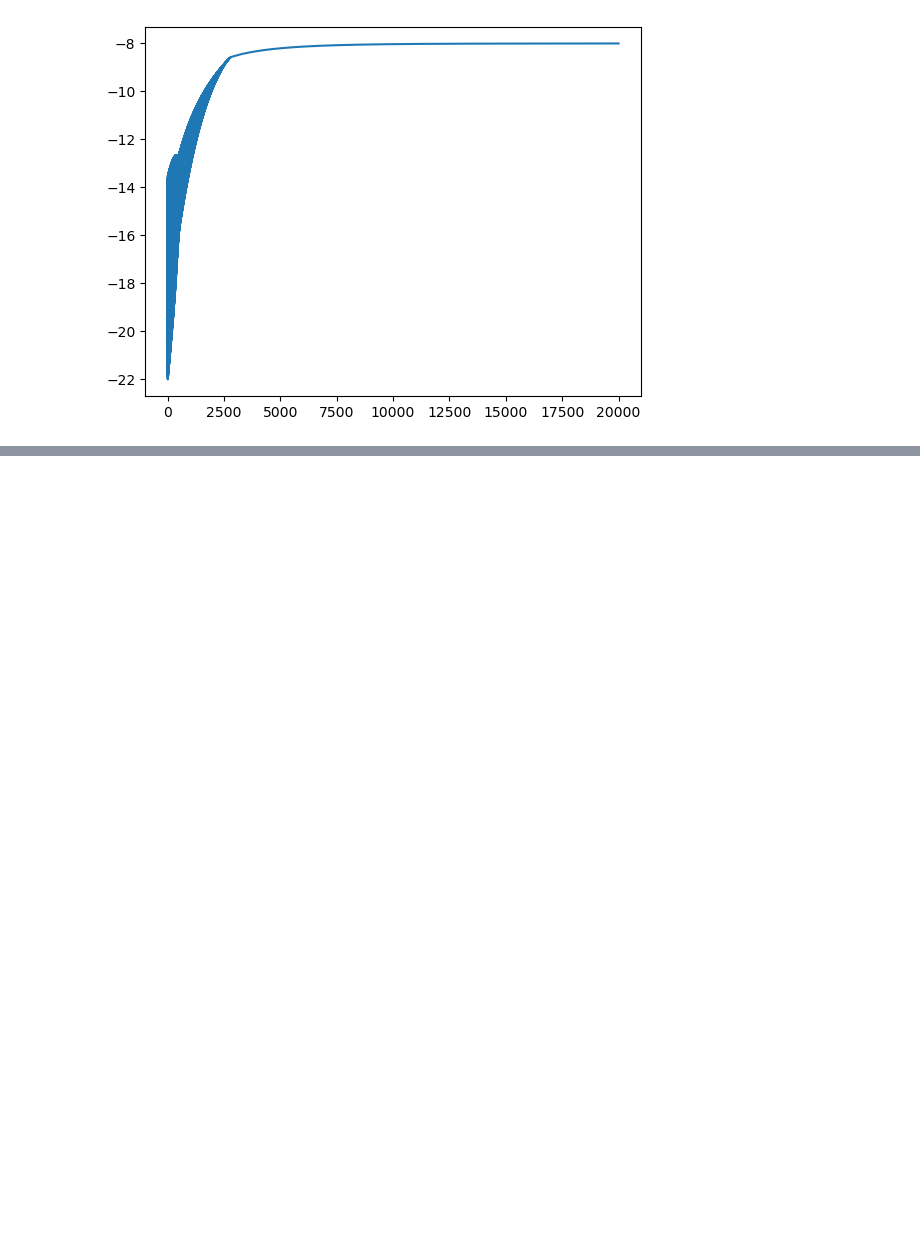
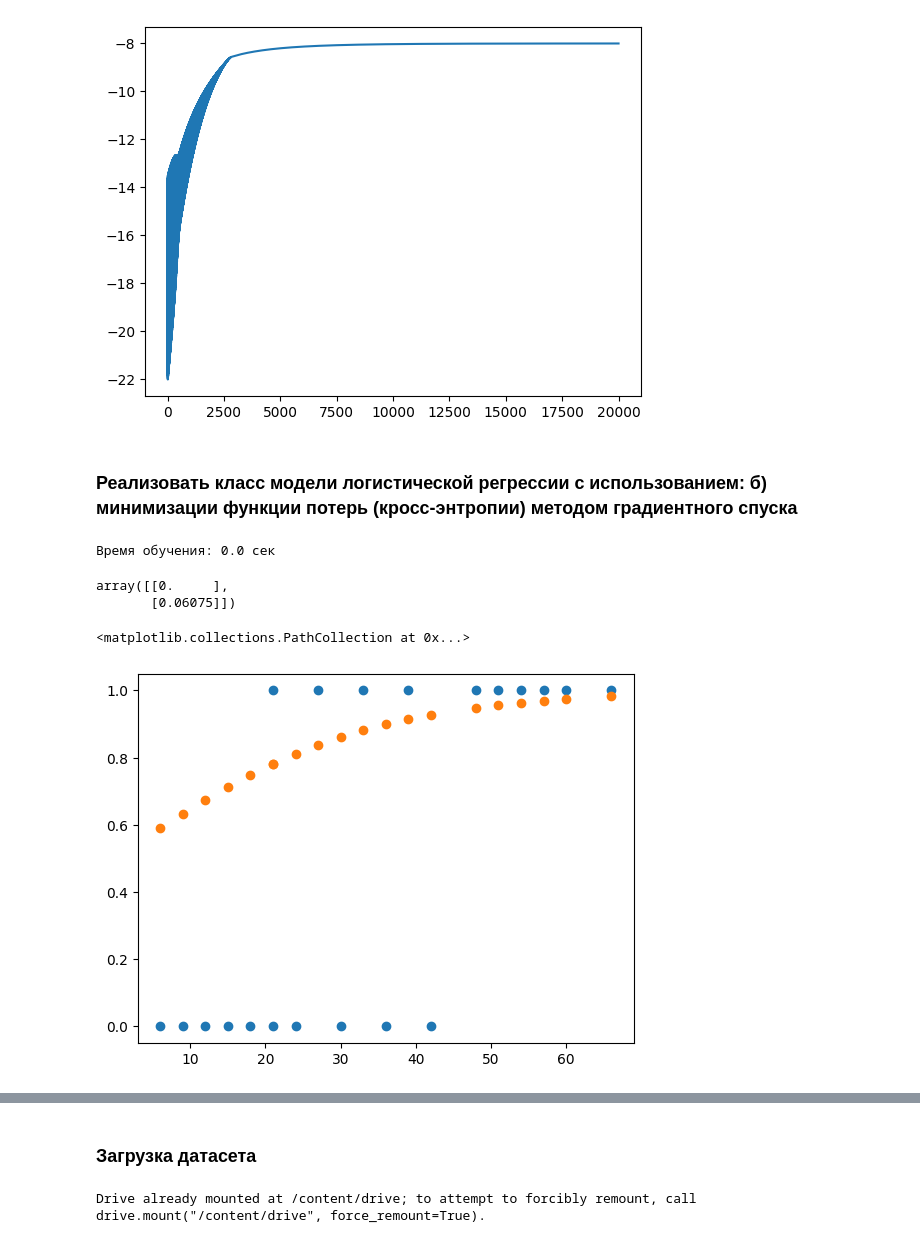
Before and after one commit to ekatfil/FA, a Jupyter notebook: 3 курс/2 сем/Оптимизационные задачи в машинном обучении/Logistic_Regression_Филиппова_Екатерина_ПИ21_7.ipynb, the cells around one changed output, grey strips where cells are left out. Saved outputs shown, nothing was run; the diff lists cells and outputs as text; code cells hidden in the pictures; blank space fills up the shorter version.

```diff
--- a/3 курс/2 сем/Оптимизационные задачи в машинном обучении/Logistic_Regression_Филиппова_Екатерина_ПИ21_7.ipynb
+++ b/3 курс/2 сем/Оптимизационные задачи в машинном обучении/Logistic_Regression_Филиппова_Екатерина_ПИ21_7.ipynb
@@ -134,5 +198,32 @@ plt.plot(steps, errors)
 # %% [output]
 [<matplotlib.lines.Line2D at 0x...>]
 [figure]
+# %% [markdown]
+### Реализовать класс модели логистической регрессии с использованием: б) минимизации функции потерь (кросс-энтропии) методом градиентного спуска
+# %%
+x_ = x.copy()
+
+intercept = np.ones((x.shape[0], 1))
+x_ = np.concatenate((intercept, x), axis = 1)
+# %%
+start_time = time.time()
+regr2 = LogisticRegressionGD()
+steps, errors =  regr2.fit(x_, Y, alpha = 0.0005, epsylon = 0.001, max_steps = 20000, Rtype = "CE")
+
+print(f"Время обучения: {round(time.time() - start_time, 3)} сек")
+# %% [output]
+Время обучения: 0.0 сек
+# %%
+display(regr2.coefs())
+
+Y_Pred = regr2.predict(x_)
+
+plt.scatter(x, Y)
+plt.scatter(x, Y_Pred)
+# %% [output]
+array([[0.     ],
+       [0.06075]])
+<matplotlib.collections.PathCollection at 0x...>
+[figure, added]
 # %% [markdown]
 Реализовать расчеты способами а и б для набора данных из файла insclass_train.csv/
@@ -173 +293,10 @@ variable_28 - тип транспортного средства;
 target - класс риска, равный 1, если заключение договора с клиентом является рисковым, и 0 в противном случае.
+# %% [markdown]
+### Загрузка датасета
+# %%
+# Подключаемся с google drive
+
+from google.colab import drive
+drive.mount('/content/drive')
+# %% [output]
+Drive already mounted at /content/drive; to attempt to forcibly remount, call drive.mount("/content/drive", force_remount=True).
```
Also changed, not shown: parts of 45 cells of this notebook, 46 other files.
